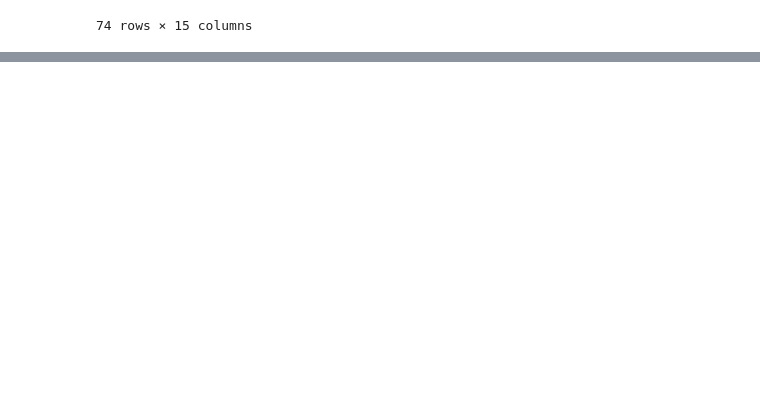
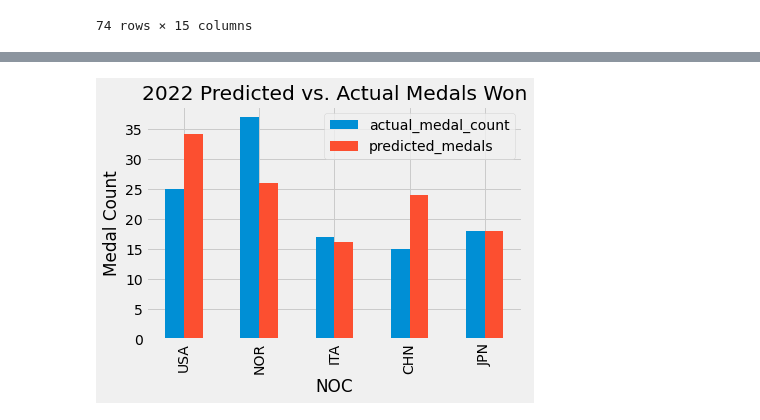
Before and after one commit to olympics2022/olympic_medal_analysis, a Jupyter notebook: Analysis/winter_ML_analysis.ipynb, the cells around one changed output, grey strips where cells are left out. Cells and saved outputs as stored; diff of their text form; code cells hidden in the pictures; blank space fills up the shorter version.

Commit message:
predicted vs actual chart

```diff
--- a/Analysis/winter_ML_analysis.ipynb
+++ b/Analysis/winter_ML_analysis.ipynb
@@ -331,0 +332,10 @@ predicted_22_df
+# %%
+# Plot actual vs. predicted medals
+plt.style.use('fivethirtyeight')
+predicted_22_df.plot(x="noc", y=["actual_medal_count", "predicted_medals"], kind="bar")
+plt.title("2022 Predicted vs. Actual Medals Won")
+plt.ylabel("Medal Count")
+plt.xlabel("NOC")
+plt.savefig("../Images/2022_Prediced_vs_actual.png")
+# %% [output]
+[figure, added]
```
Also changed, not shown: parts of 6 cells of this notebook, 1 other file.
